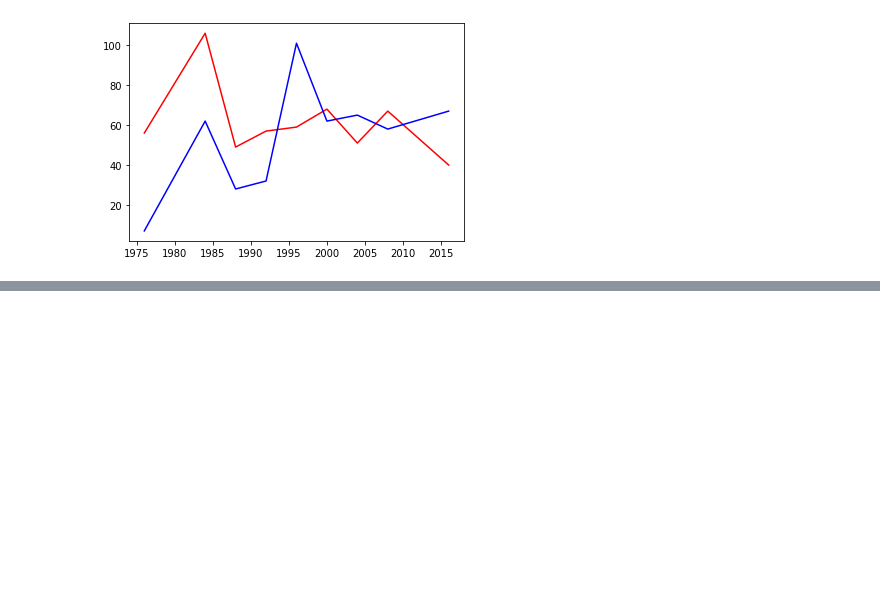
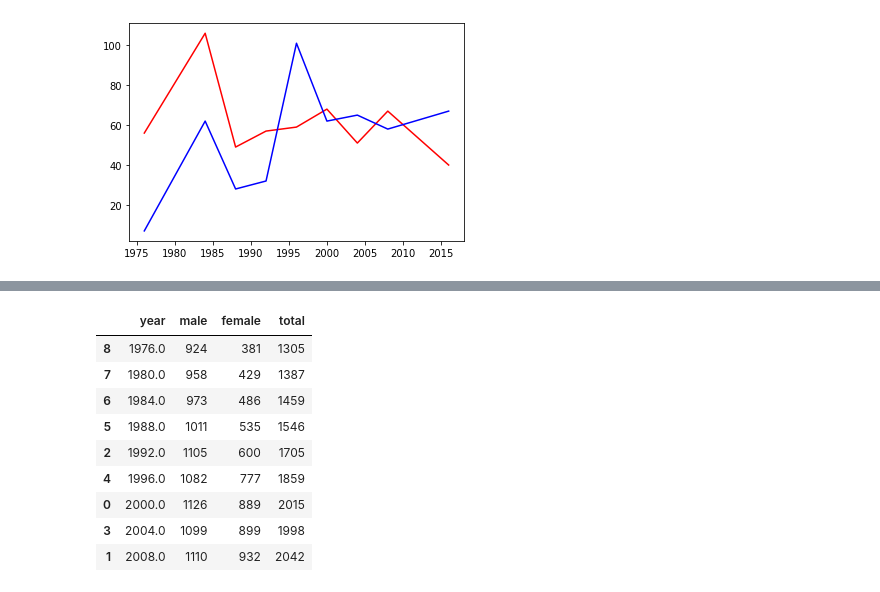
Before and after one commit to tnatoli29/Project-2, a Jupyter notebook: athletes.ipynb, the cells around one changed output, grey strips where cells are left out. Drawn from its saved outputs; the diff is of its cells as text; code cells hidden in the pictures; blank space fills up the shorter version.

```diff
--- a/athletes.ipynb
+++ b/athletes.ipynb
@@ -157,0 +214,15 @@ female, = plt.plot(year_list, female_list, color="blue", label="Female Athletes"
+# %%
+# Sort by Year in ascending order
+summer_gender.sort_values('year', axis=0, ascending=True, inplace=True, na_position='first')
+summer_gender
+# %% [output]
+|  | year | male | female | total |
+| 8 | 1976.0 | 924 | 381 | 1305 |
+| 7 | 1980.0 | 958 | 429 | 1387 |
+| 6 | 1984.0 | 973 | 486 | 1459 |
+| 5 | 1988.0 | 1011 | 535 | 1546 |
+| 2 | 1992.0 | 1105 | 600 | 1705 |
+| 4 | 1996.0 | 1082 | 777 | 1859 |
+| 0 | 2000.0 | 1126 | 889 | 2015 |
+| 3 | 2004.0 | 1099 | 899 | 1998 |
+| 1 | 2008.0 | 1110 | 932 | 2042 |
```
Also changed, not shown: parts of 16 cells of this notebook.
